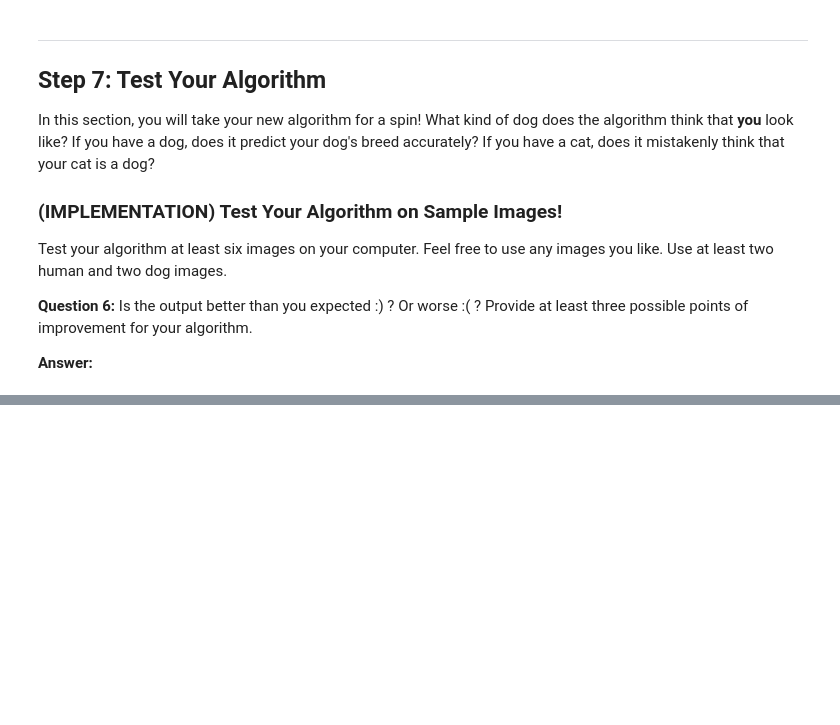
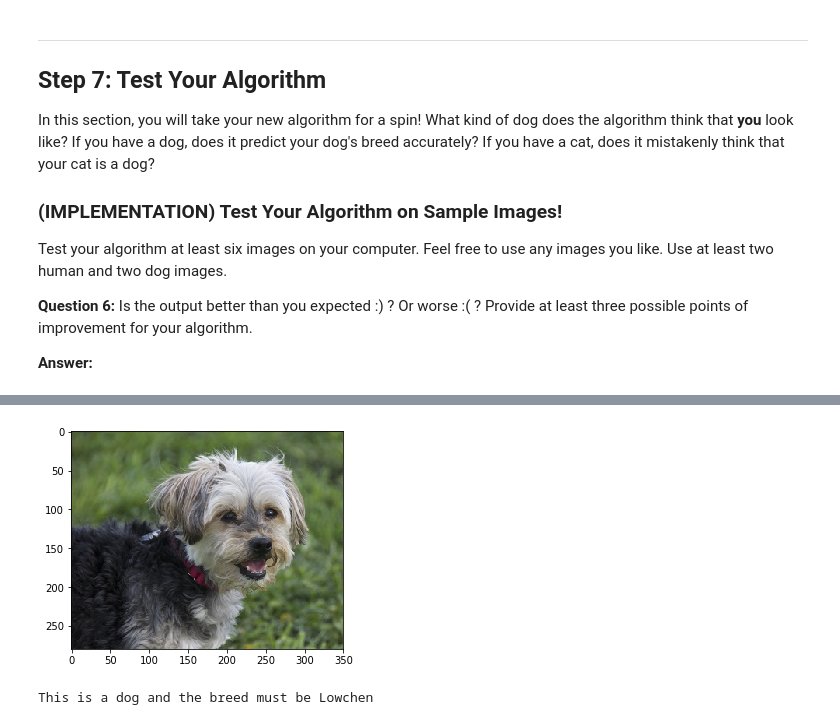
Before and after one commit to carlosmertens/dog-project, a Jupyter notebook: dog_app.ipynb, the cells around one changed output, grey strips where cells are left out. Saved outputs shown, nothing was run; the diff lists cells and outputs as text; code cells hidden in the pictures; blank space fills up the shorter version.

```diff
--- a/dog_app.ipynb
+++ b/dog_app.ipynb
@@ -835,0 +873,5 @@ __Answer:__
+# %%
+classifier('images/test2.jpg')
+# %% [output]
+[figure, added]
+This is a dog and the breed must be Lowchen
```
Also changed, not shown: parts of 42 cells of this notebook, 16 other files.
